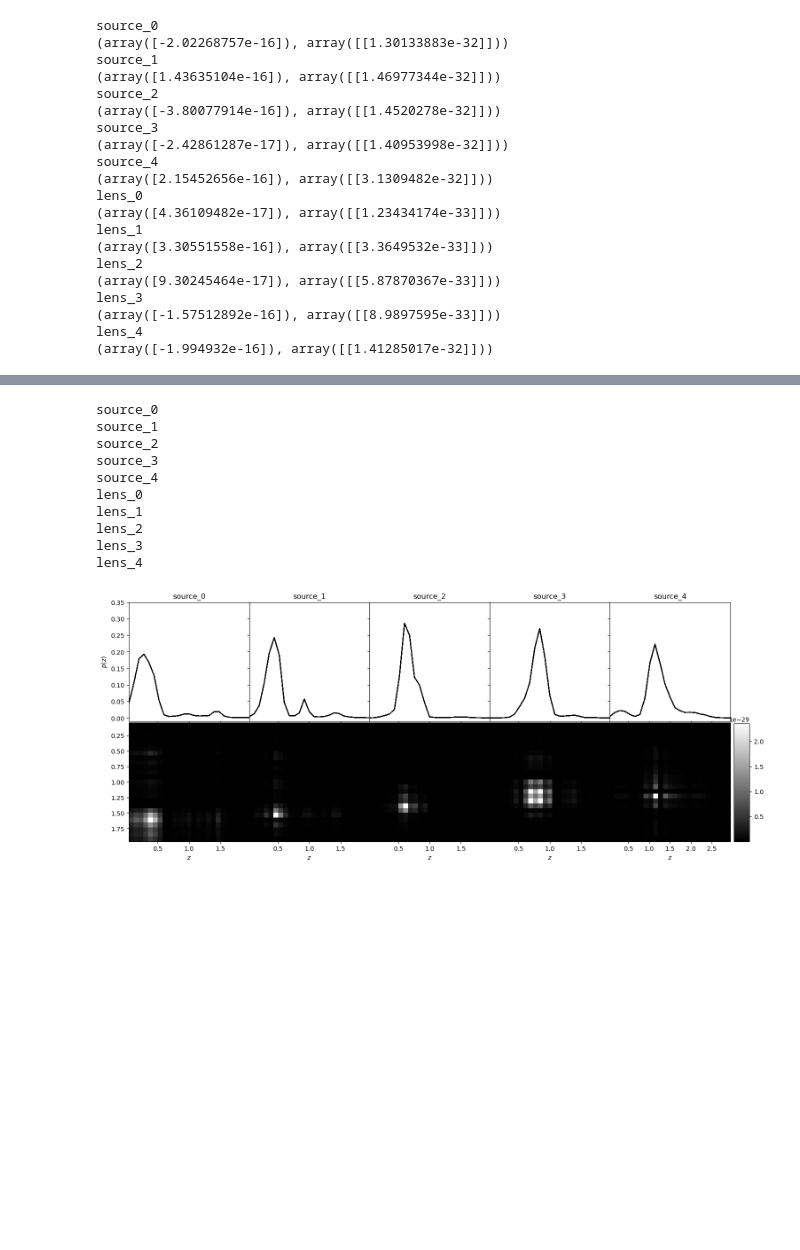
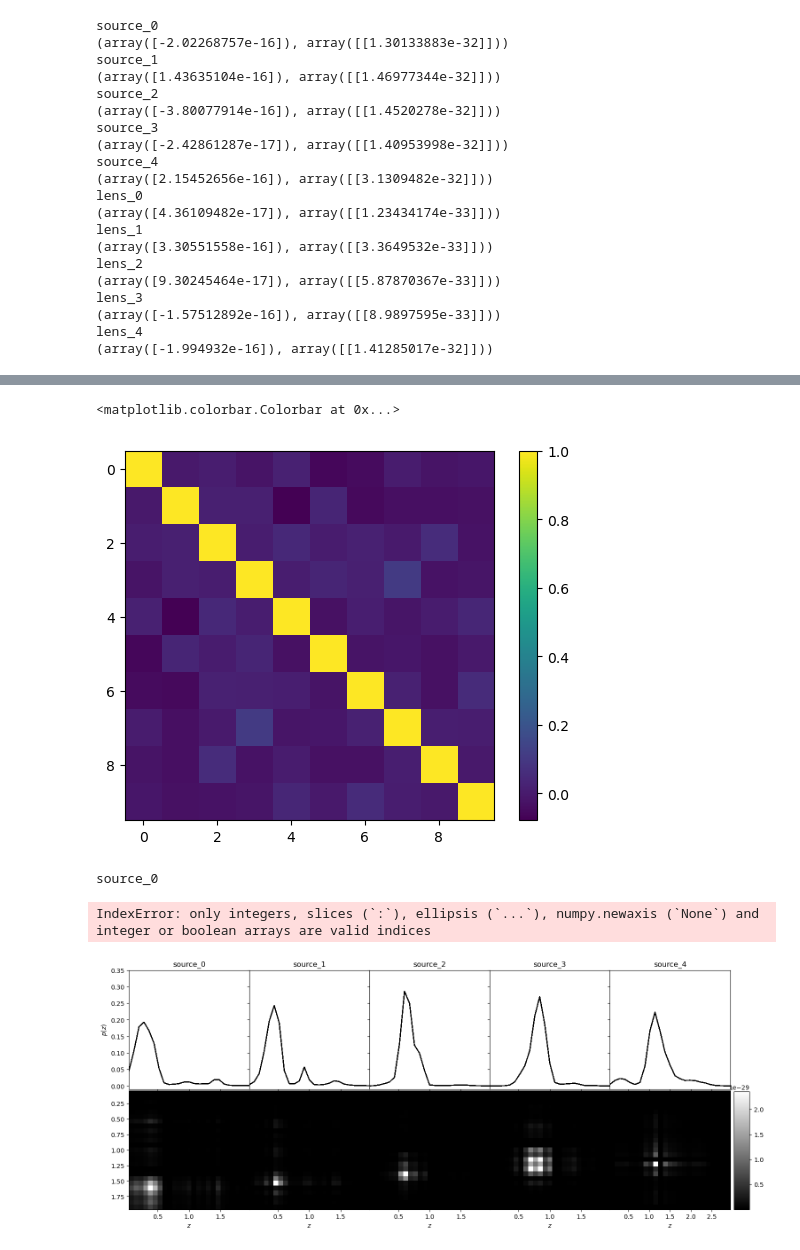
Before and after one commit to LSSTDESC/rail_prior, a Jupyter notebook: examples/cosmodc_tutorial.ipynb, the cells around one changed output, grey strips where cells are left out. Saved outputs shown, nothing was run; the diff lists cells and outputs as text; code cells hidden in the pictures; blank space fills up the shorter version.

```diff
--- a/examples/cosmodc_tutorial.ipynb
+++ b/examples/cosmodc_tutorial.ipynb
@@ -197,3 +197,11 @@ lens_3
 (array([-1.57512892e-16]), array([[8.9897595e-33]]))
 lens_4
 (array([-1.994932e-16]), array([[1.41285017e-32]]))
+# %%
+shifts = []
+for tracer in ss_qp.tracers:
+    print(tracer)
+    ens = ss_qp.tracers[tracer].ensemble
+    shift_obj = rail_prior.PriorShifts(ens)
+    shifts.append(shift_obj.shifts)
+shifts = np.array(shifts)
@@ -200,3 +219,12 @@ lens_4
+# %%
+cov = np.cov(shifts)
+err = np.sqrt(np.diag(cov))
+corr = cov/np.outer(err, err)
+plt.imshow(corr)
+plt.colorbar()
+# %% [output]
+<matplotlib.colorbar.Colorbar at 0x...>
+[figure, added]
 # %%
 shifted_nzs = {}
 for tracer in ss_qp.tracers:
@@ -208,15 +236,7 @@ for tracer in ss_qp.tracers:
     shifted_nzs[tracer] = [shift_obj.z, shifted_nzs_tracer.T]
 # %% [output]
 source_0
-source_1
-source_2
-source_3
-source_4
-lens_0
-lens_1
-lens_2
-lens_3
-lens_4
+IndexError: only integers, slices (`:`), ellipsis (`...`), numpy.newaxis (`None`) and integer or boolean arrays are valid indices
 # %%
 def make_nzs_plots(tracers_dict, tracer_list):
     n_tracers = len(tracer_list)
```
Also changed, not shown: parts of 4 cells of this notebook, 7 other files.
